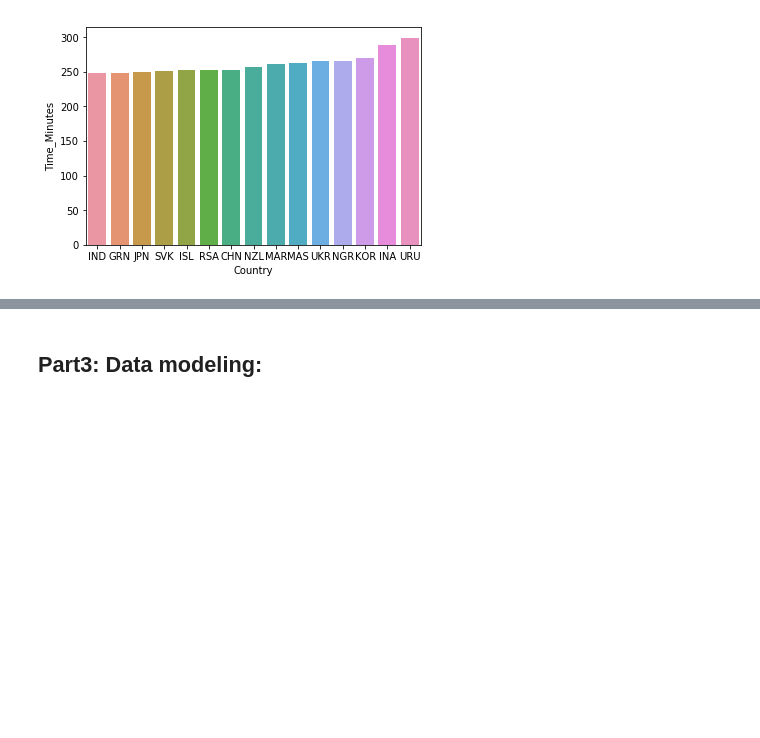
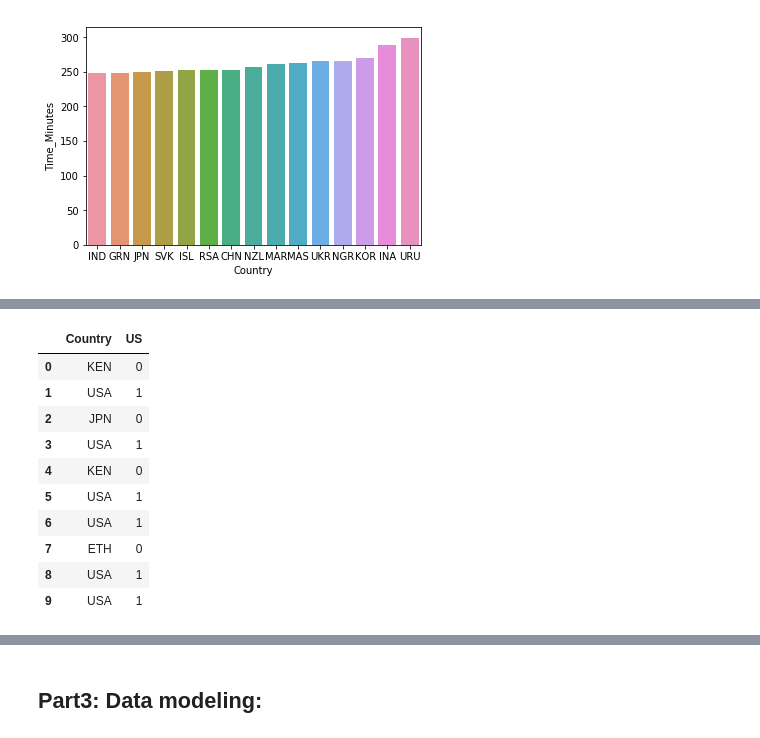
Before and after one commit to lee2christine/pythonDataExploration, a Jupyter notebook: 131FinalProject.ipynb, the cells around one changed output, grey strips where cells are left out. Cells and saved outputs as stored; diff of their text form; code cells hidden in the pictures; blank space fills up the shorter version.

```diff
--- a/131FinalProject.ipynb
+++ b/131FinalProject.ipynb
@@ -147,0 +166,16 @@ sns.barplot(x = worst15_countries.index, y = worst15_countries.Time_Minutes)
+# %%
+#create new variable "US" as a categorical variable with level 1 and 0
+data['US'] = np.where(data.Country.str.contains('USA'),1,0)
+data[['Country','US']].head(10)
+# %% [output]
+|  | Country | US |
+| 0 | KEN | 0 |
+| 1 | USA | 1 |
+| 2 | JPN | 0 |
+| 3 | USA | 1 |
+| 4 | KEN | 0 |
+| 5 | USA | 1 |
+| 6 | USA | 1 |
+| 7 | ETH | 0 |
+| 8 | USA | 1 |
+| 9 | USA | 1 |
```
Also changed, not shown: parts of 4 cells of this notebook.
